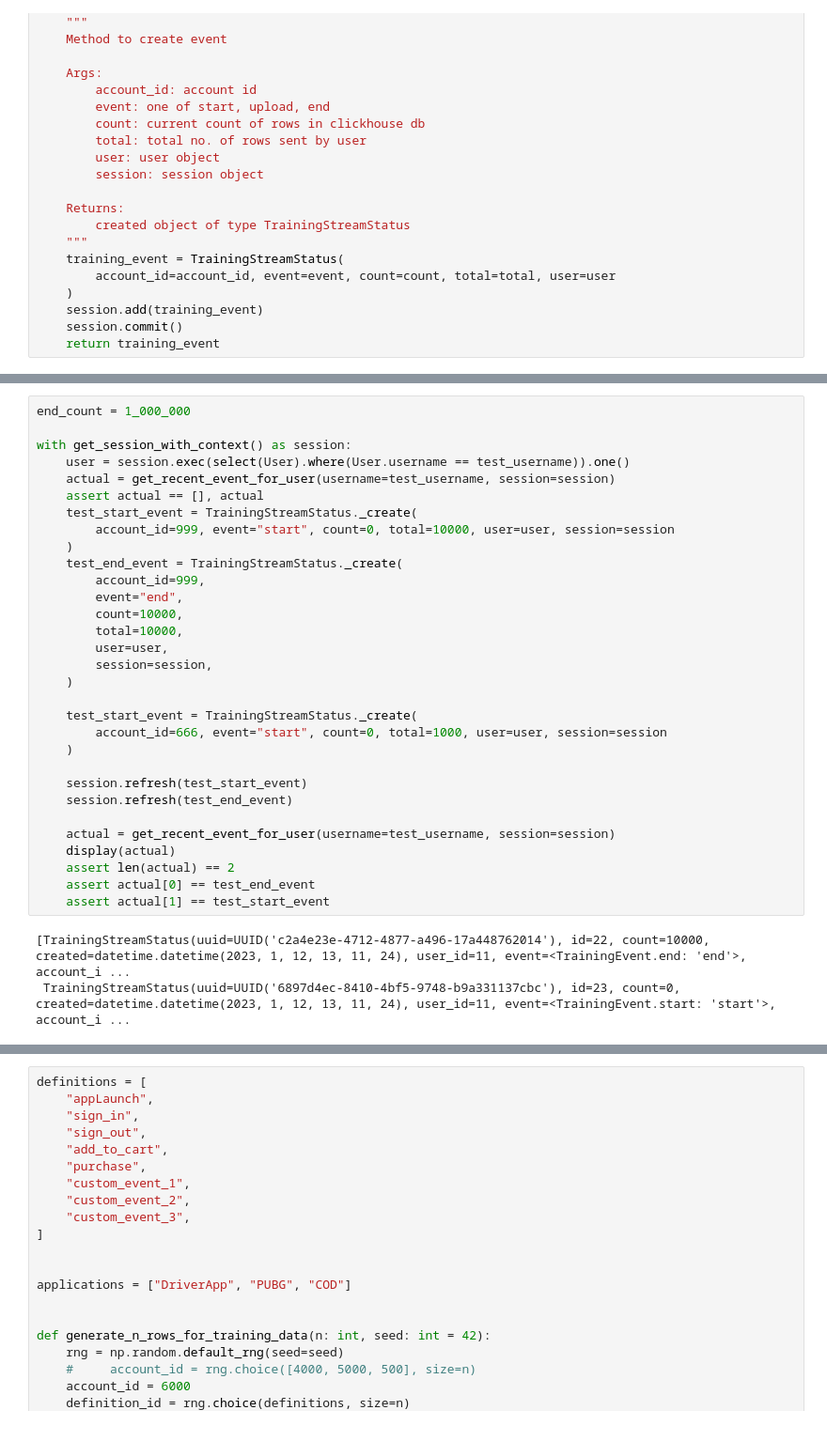
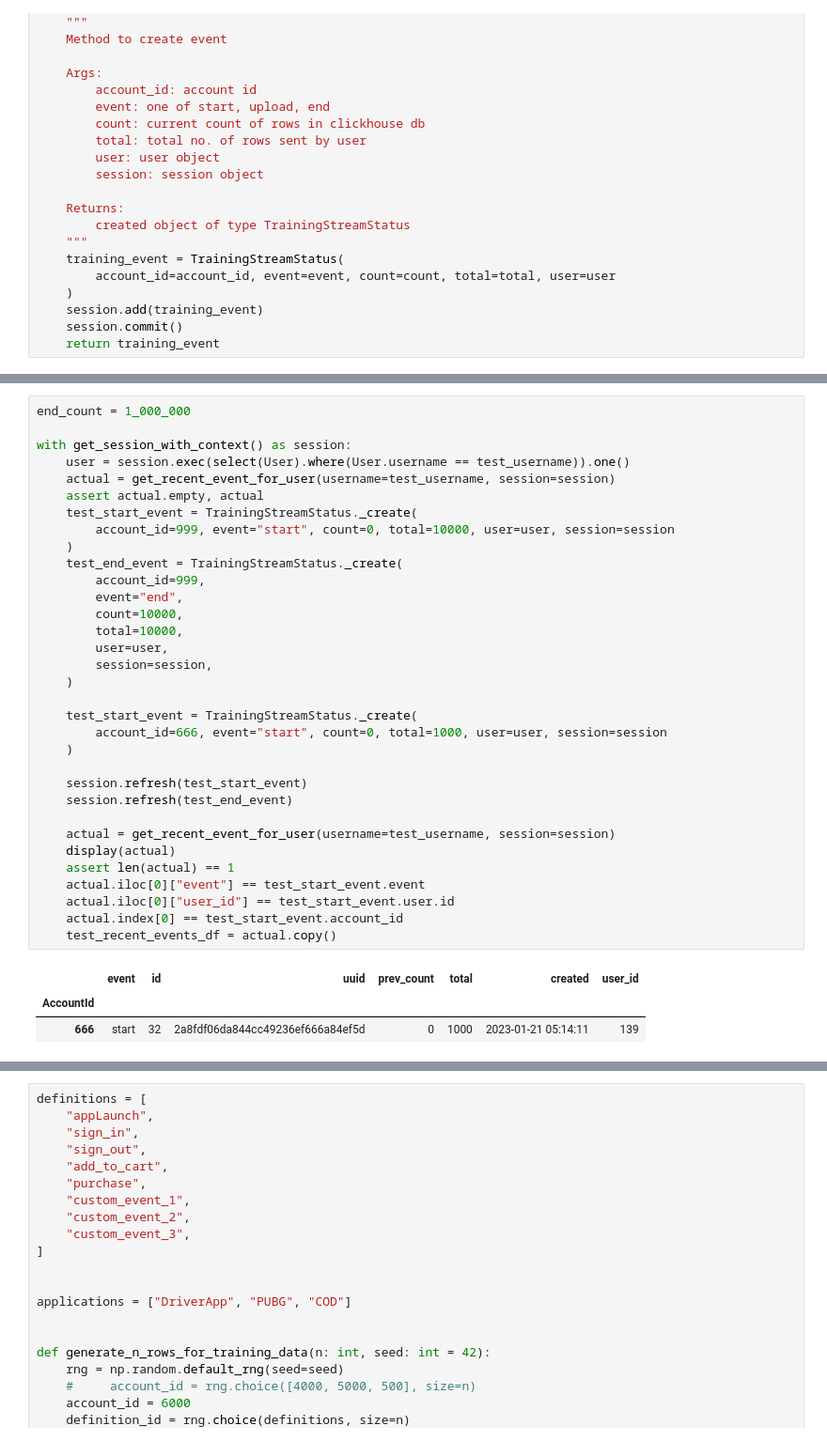
Before and after one commit to airtai/airt-service, a Jupyter notebook: notebooks/Training_Status_Process.ipynb, the cells around one changed output, grey strips where cells are left out. Shown at 94% size. Drawn from its saved outputs; the diff is of its cells as text.

```diff
--- a/notebooks/Training_Status_Process.ipynb
+++ b/notebooks/Training_Status_Process.ipynb
@@ -153,37 +174,40 @@ def get_recent_event_for_user(
 # %%
 end_count = 1_000_000
 
 with get_session_with_context() as session:
     user = session.exec(select(User).where(User.username == test_username)).one()
     actual = get_recent_event_for_user(username=test_username, session=session)
-    assert actual == [], actual
+    assert actual.empty, actual
     test_start_event = TrainingStreamStatus._create(
         account_id=999, event="start", count=0, total=10000, user=user, session=session
     )
     test_end_event = TrainingStreamStatus._create(
         account_id=999,
         event="end",
         count=10000,
         total=10000,
         user=user,
         session=session,
     )
 
     test_start_event = TrainingStreamStatus._create(
         account_id=666, event="start", count=0, total=1000, user=user, session=session
     )
 
     session.refresh(test_start_event)
     session.refresh(test_end_event)
 
     actual = get_recent_event_for_user(username=test_username, session=session)
     display(actual)
-    assert len(actual) == 2
-    assert actual[0] == test_end_event
-    assert actual[1] == test_start_event
+    assert len(actual) == 1
+    actual.iloc[0]["event"] == test_start_event.event
+    actual.iloc[0]["user_id"] == test_start_event.user.id
+    actual.index[0] == test_start_event.account_id
+    test_recent_events_df = actual.copy()
 # %% [output]
-[TrainingStreamStatus(uuid=UUID('c2a4e23e-4712-4877-a496-17a448762014'), id=22, count=10000, created=datetime.datetime(2023, 1, 12, 13, 11, 24), user_id=11, event=<TrainingEvent.end: 'end'>, account_i ...
- TrainingStreamStatus(uuid=UUID('6897d4ec-8410-4bf5-9748-b9a331137cbc'), id=23, count=0, created=datetime.datetime(2023, 1, 12, 13, 11, 24), user_id=11, event=<TrainingEvent.start: 'start'>, account_i ...
+|  | event | id | uuid | prev_count | total | created | user_id |
+| AccountId |  |  |  |  |  |  |  |
+| 666 | start | 32 | 2a8fdf06da844cc49236ef666a84ef5d | 0 | 1000 | 2023-01-21 05:14:11 | 139 |
 # %%
 # | export
 
```
Also changed, not shown: parts of 20 cells of this notebook, 16 other files.
